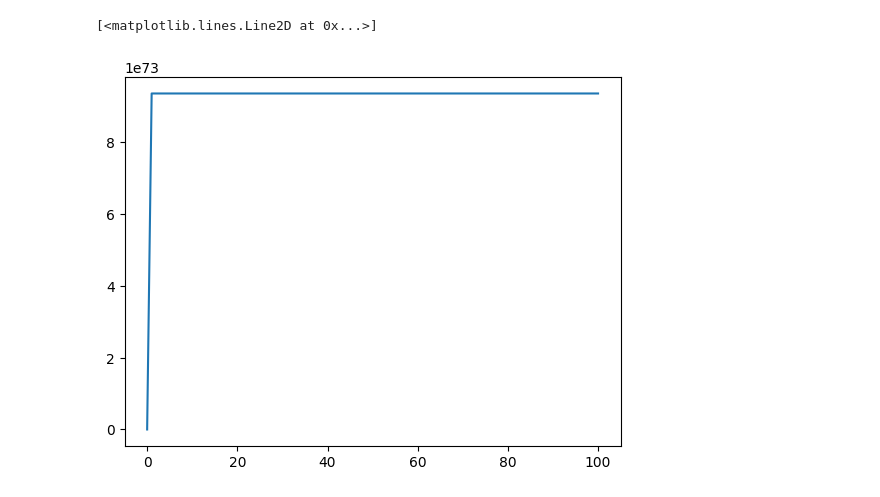
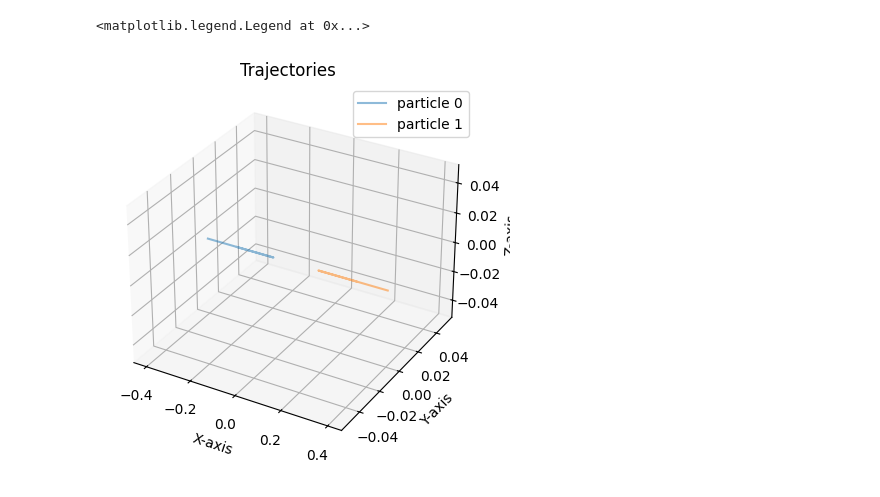
Before and after one commit to corinnawegner/Computational-physics, a Jupyter notebook: Project 3/Problem 1.ipynb, the cells around one changed output. Cells and saved outputs as stored; diff of their text form; code cells hidden in the pictures.

```diff
--- a/Project 3/Problem 1.ipynb
+++ b/Project 3/Problem 1.ipynb
@@ -141,8 +100,20 @@ Text(0.5, 0.92, 'Initial state of the Argon ')
 # %%
-t_max = 100
+t_max = 1000
 r_total, v_total = verlet_algorithm(r_0, v_0, t_max)
-T_total = [Temperature(v_t) for v_t in v_total]
-# %% [output]
-[<matplotlib.lines.Line2D at 0x...>]
-[figure, removed]
+# %%
+fig = plt.figure()
+ax = fig.add_subplot(projection='3d')
+
+ax.plot(r_total[:,0,0], r_total[:,0,1], r_total[:,0,2], alpha=0.5, label= "particle 0")
+ax.plot(r_total[:,1,0], r_total[:,1,1], r_total[:,1,2], alpha=0.5, label= "particle 1")
+
+
+ax.set_xlabel('X-axis')
+ax.set_ylabel('Y-axis')
+ax.set_zlabel('Z-axis')
+ax.set_title('Trajectories ')
+plt.legend()
+# %% [output]
+<matplotlib.legend.Legend at 0x...>
+[figure, added]
 # %%
```
Also changed, not shown: parts of 9 cells of this notebook.
